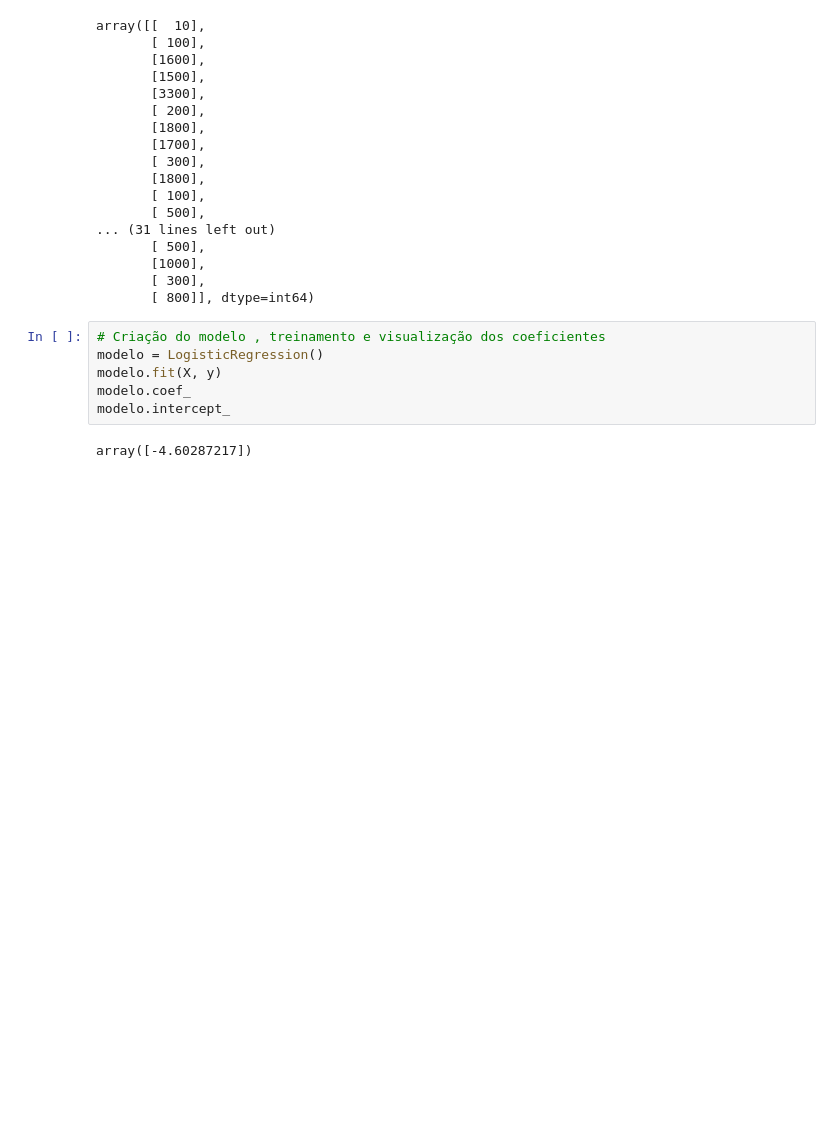
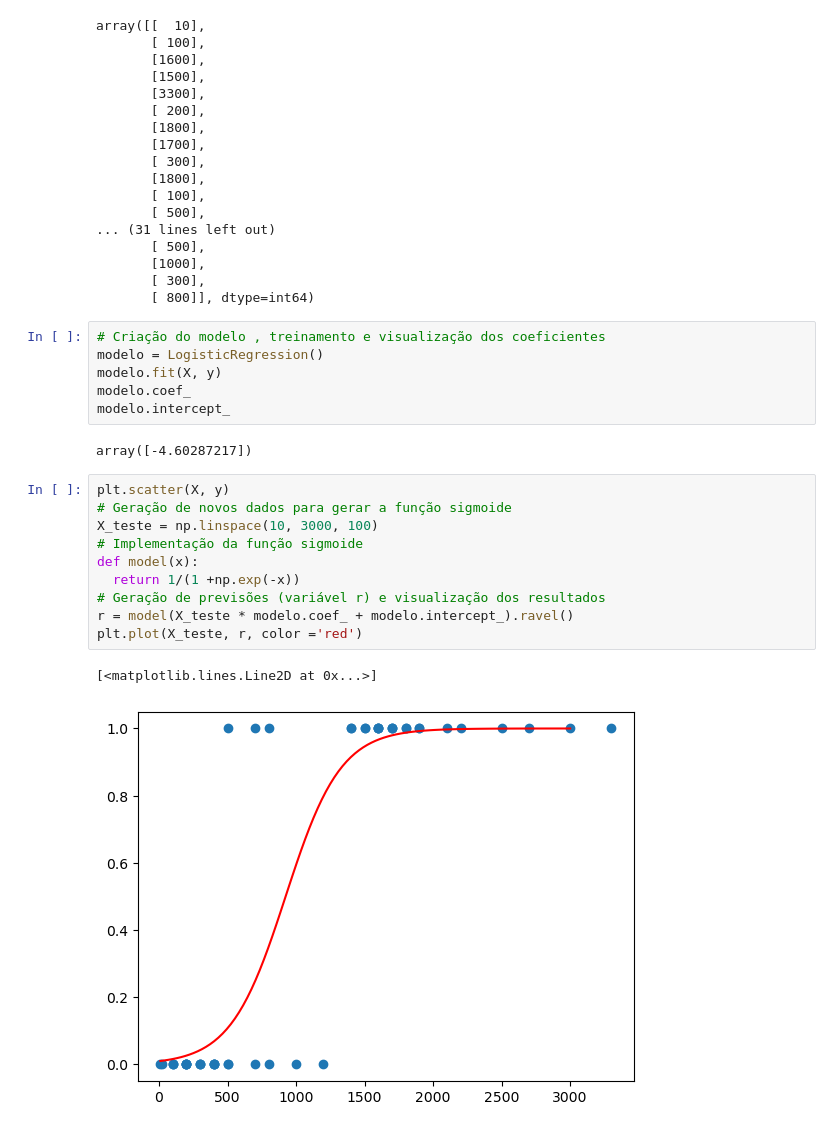
Before and after one commit to RodrigoD4v/pratica_regressao_logistica, a Jupyter notebook: notebooks/pratica_regressao_logistica.ipynb, the cells around one changed output. Cells and saved outputs as stored; diff of their text form; blank space fills up the shorter version.

Commit message:
implementação da função sigmoide, previsão e visualização dos resultados

```diff
--- a/notebooks/pratica_regressao_logistica.ipynb
+++ b/notebooks/pratica_regressao_logistica.ipynb
@@ -66,3 +66,16 @@ modelo.coef_
 modelo.intercept_
 # %% [output]
 array([-4.60287217])
+# %%
+plt.scatter(X, y)
+# Geração de novos dados para gerar a função sigmoide
+X_teste = np.linspace(10, 3000, 100)
+# Implementação da função sigmoide
+def model(x):
+  return 1/(1 +np.exp(-x))
+# Geração de previsões (variável r) e visualização dos resultados
+r = model(X_teste * modelo.coef_ + modelo.intercept_).ravel()
+plt.plot(X_teste, r, color ='red')
+# %% [output]
+[<matplotlib.lines.Line2D at 0x...>]
+[figure, added]
```
